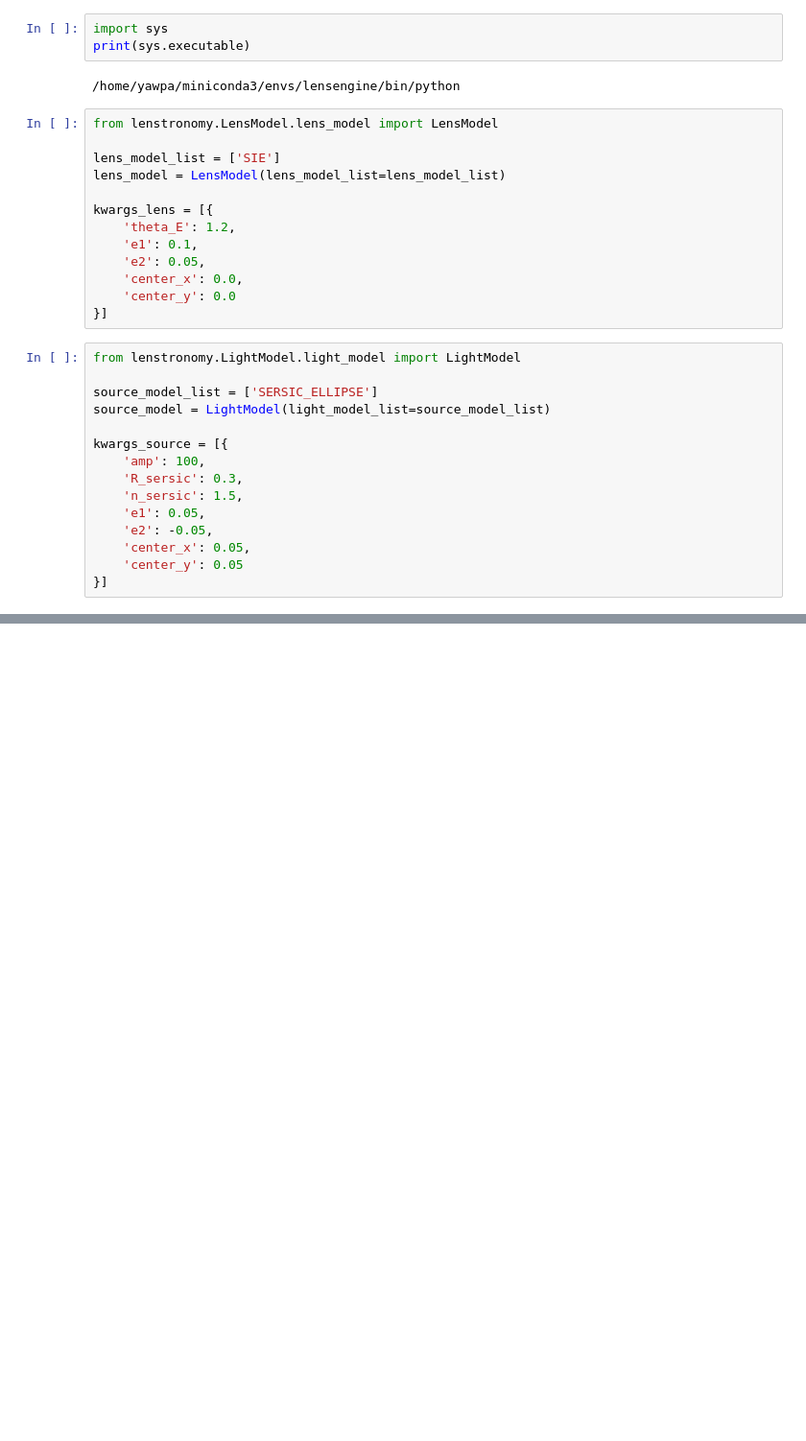
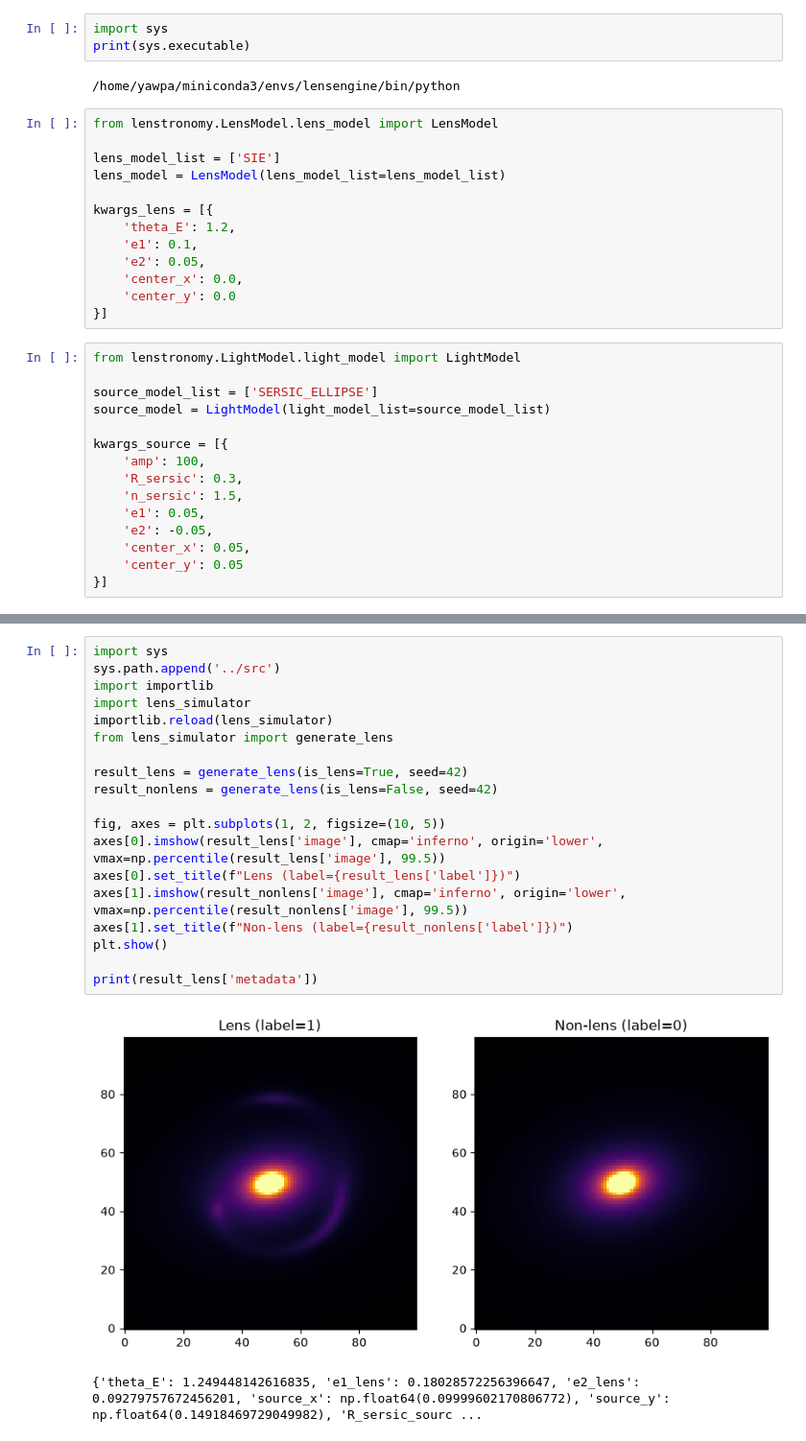
Before and after one commit to ekanshgouttam/gravitational-lens-engine, a Jupyter notebook: notebooks/02_lens_simulation.ipynb, the cells around one changed output, grey strips where cells are left out. Shown at 96% size. Saved outputs shown, nothing was run; the diff lists cells and outputs as text; blank space fills up the shorter version.

```diff
--- a/notebooks/02_lens_simulation.ipynb
+++ b/notebooks/02_lens_simulation.ipynb
@@ -67,0 +106,22 @@ NameError: name 'PSF' is not defined
+# %%
+import sys
+sys.path.append('../src')
+import importlib
+import lens_simulator
+importlib.reload(lens_simulator)
+from lens_simulator import generate_lens
+
+result_lens = generate_lens(is_lens=True, seed=42)
+result_nonlens = generate_lens(is_lens=False, seed=42)
+
+fig, axes = plt.subplots(1, 2, figsize=(10, 5))
+axes[0].imshow(result_lens['image'], cmap='inferno', origin='lower', vmax=np.percentile(result_lens['image'], 99.5))
+axes[0].set_title(f"Lens (label={result_lens['label']})")
+axes[1].imshow(result_nonlens['image'], cmap='inferno', origin='lower', vmax=np.percentile(result_nonlens['image'], 99.5))
+axes[1].set_title(f"Non-lens (label={result_nonlens['label']})")
+plt.show()
+
+print(result_lens['metadata'])
+# %% [output]
+[figure, added]
+{'theta_E': 1.249448142616835, 'e1_lens': 0.18028572256396647, 'e2_lens': 0.09279757672456201, 'source_x': np.float64(0.09999602170806772), 'source_y': np.float64(0.14918469729049982), 'R_sersic_sourc ...
```
Also changed, not shown: parts of 12 cells of this notebook, 3 other files.
